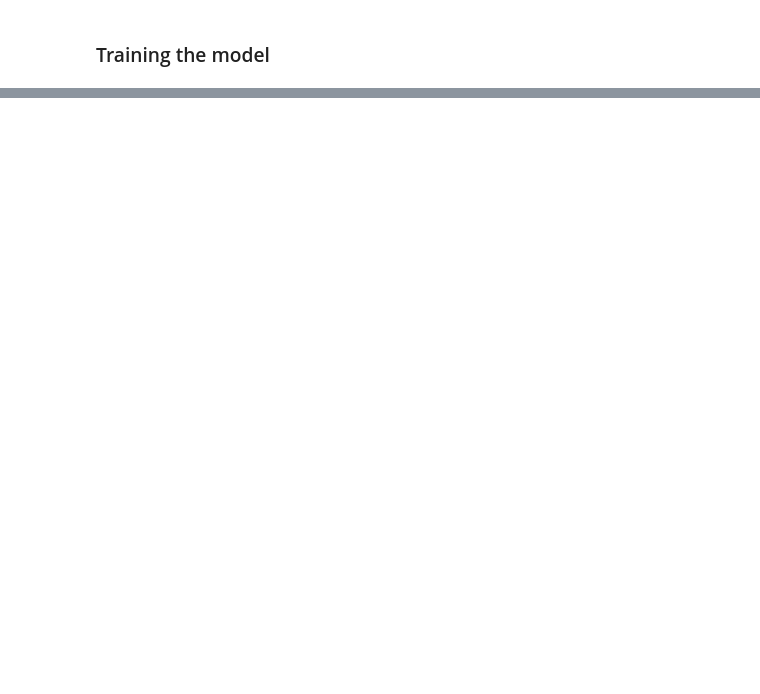
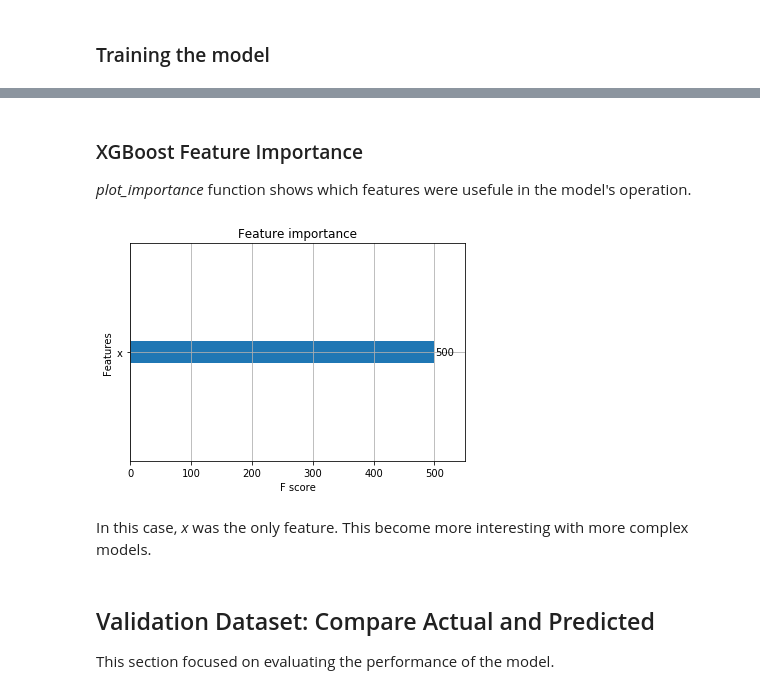
Before and after one commit to jeremywood-ai/Tau_Legion, a Jupyter notebook: xgboost/Linear_QuadraticRegression/linearXGBoostLocal.ipynb, the cells around one changed output, grey strips where cells are left out. Cells and saved outputs as stored; diff of their text form; code cells hidden in the pictures; blank space fills up the shorter version.

```diff
--- a/xgboost/Linear_QuadraticRegression/linearXGBoostLocal.ipynb
+++ b/xgboost/Linear_QuadraticRegression/linearXGBoostLocal.ipynb
@@ -103,9 +153,9 @@ plt.show()
 This is in preparation for use in XGBoost's regressor
 *Note: Remember that Python indices start at 0*
 # %%
-x_train = df_train.iloc[:,1] # Features pull from 2nd column to the end
+X_train = df_train.iloc[:,1:] # Features pull from 2nd column to the end
 y_train = df_train.iloc[:,0].ravel() # Target: 1st Column (0th) Recall: ravel to flatten array
 
-x_validation = df_validation.iloc[:,1]
+X_validation = df_validation.iloc[:,1:]
 y_validation = df_validation.iloc[:,0].ravel()
 # %% [markdown]
@@ -151,0 +238,13 @@ regressor.fit(x_train,y_train, eval_set = [(x_train, y_train), (x_validation, y_
+# %% [markdown]
+### XGBoost Feature Importance
+*plot_importance* function shows which features were usefule in the model's operation.
+# %%
+xgb.plot_importance(regressor) # To find which features were useful in the model
+plt.show()
+# %% [output]
+[figure, added]
+# %% [markdown]
+In this case, *x* was the only feature. This become more interesting with more complex models.
+# %% [markdown]
+## Validation Dataset: Compare Actual and Predicted
+This section focused on evaluating the performance of the model.
```
Also changed, not shown: parts of 86 cells of this notebook.
